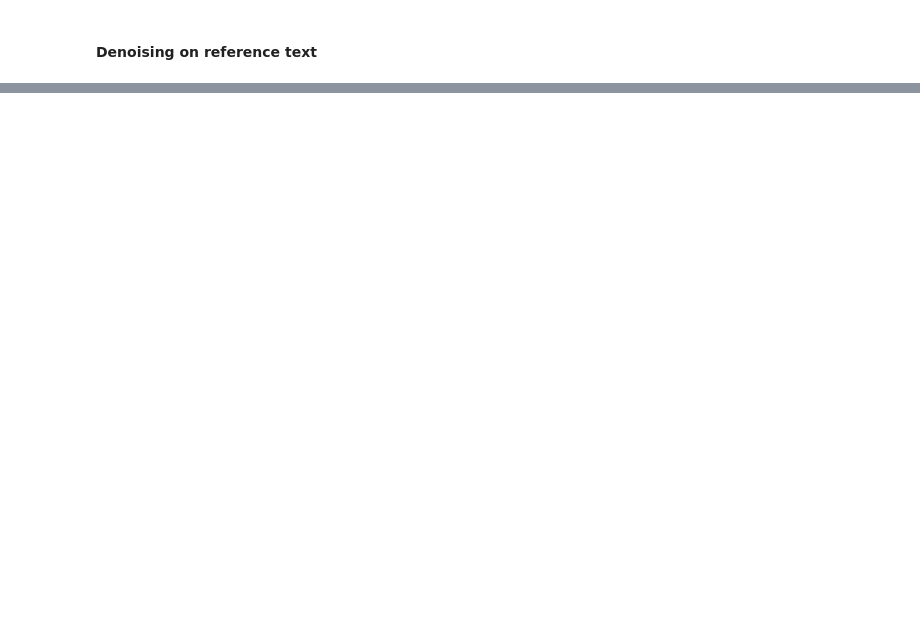
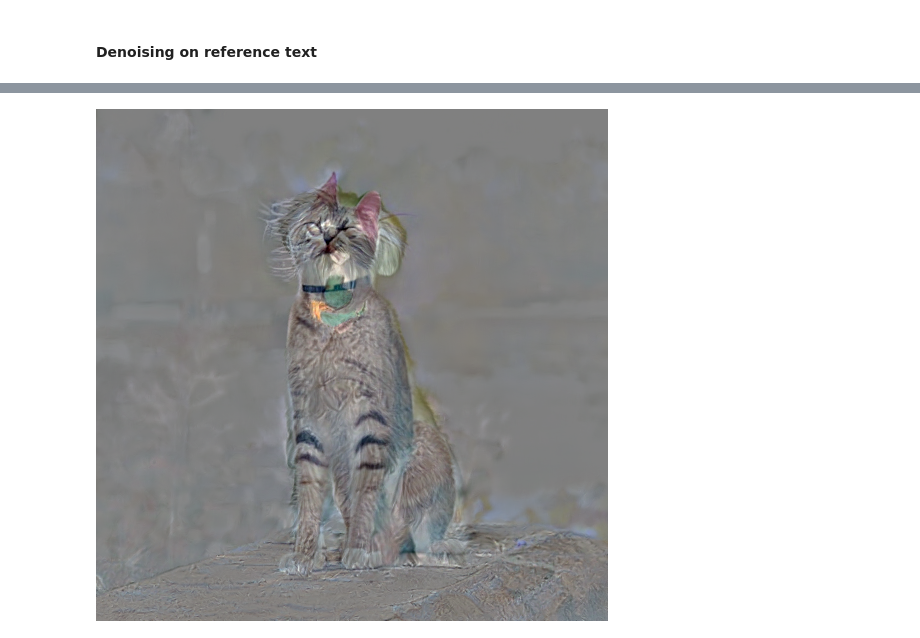
Before and after one commit to daspartho/DiffEdit, a Jupyter notebook: DiffEdit.ipynb, the cells around one changed output, grey strips where cells are left out. Drawn from its saved outputs; the diff is of its cells as text; code cells hidden in the pictures; blank space fills up the shorter version.

```diff
--- a/DiffEdit.ipynb
+++ b/DiffEdit.ipynb
@@ -204,0 +218,19 @@ display.display(ref_img)
+# %%
+ def latent_to_array(latent):
+    with torch.no_grad():
+        img = vae.decode(latent).sample
+    return img
+# %%
+def mk_img(img):
+    img = (img / 2 + 0.5).clamp(0, 1)
+    img = img.detach().cpu().permute(0, 2, 3, 1).numpy()
+    img = (img * 255).round().astype("uint8")
+    return Image.fromarray(img[0])
+# %%
+query_array = latent_to_array(query_latents)
+ref_array = latent_to_array(ref_latents)
+diff_array = query_array-ref_array
+diff_img=mk_img(diff_array)
+display.display(diff_img)
+# %% [output]
+[figure, added]
```
Also changed, not shown: parts of 14 cells of this notebook.
